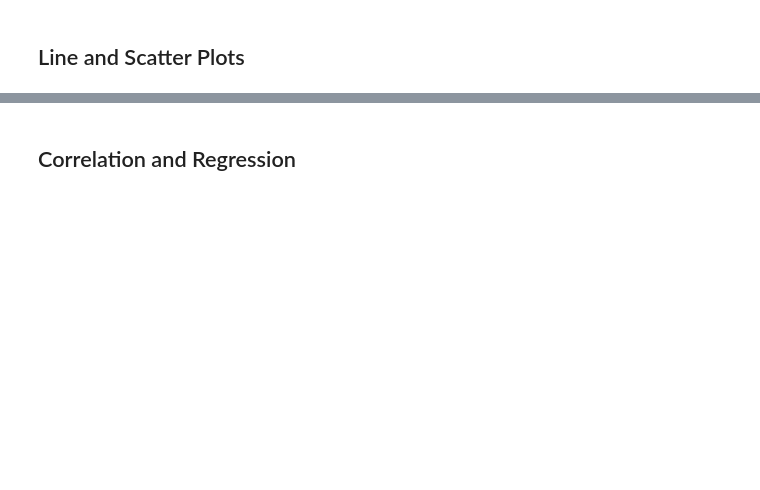
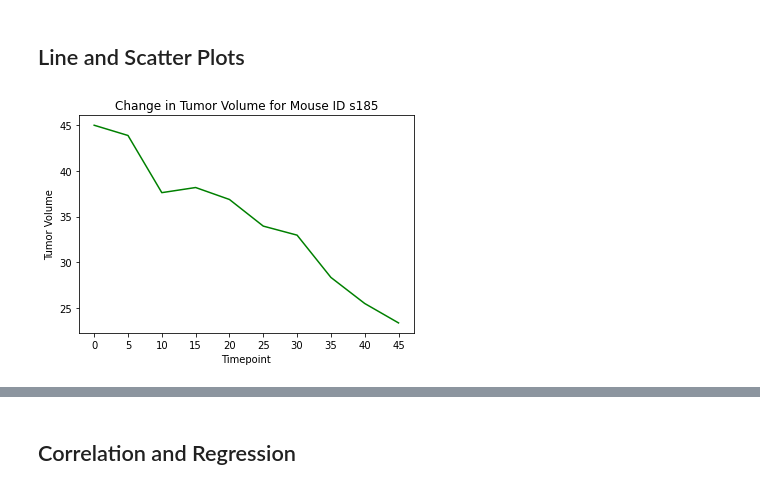
Before and after one commit to trvossler-max/Matplotlib-Challenge, a Jupyter notebook: Instructions/Pymaceuticals/pymaceuticals_starter.ipynb, the cells around one changed output, grey strips where cells are left out. Cells and saved outputs as stored; diff of their text form; code cells hidden in the pictures; blank space fills up the shorter version.

```diff
--- a/Instructions/Pymaceuticals/pymaceuticals_starter.ipynb
+++ b/Instructions/Pymaceuticals/pymaceuticals_starter.ipynb
@@ -334,0 +332,4 @@ plt.show()
+# %%
+capomulin_df = clean_study_df.loc[clean_study_df['Drug Regimen'] == 'Capomulin']
+
+capomulin_df
@@ -340,0 +352,18 @@ plt.show()
+# %%
+# Generate a line plot of tumor volume vs. time point for a mouse treated with Capomulin
+mouse = capomulin_df.loc[capomulin_df['Mouse ID'] == 's185']
+tumor_volume = mouse['Tumor Volume (mm3)']
+time = mouse['Timepoint']
+
+# # Plot our line that the change in tumor over time
+plt.plot(time, tumor_volume, color="green", label="Change in Tumor Volume")
+
+plt.title("Change in Tumor Volume for Mouse ID s185")
+plt.xlabel("Timepoint")
+plt.xticks(np.arange(min(time), max(time)+5, 5.0))
+plt.ylabel("Tumor Volume")
+
+# Print chart to the screen
+plt.show()
+# %% [output]
+[figure, added]
```
Also changed, not shown: parts of 17 cells of this notebook.
